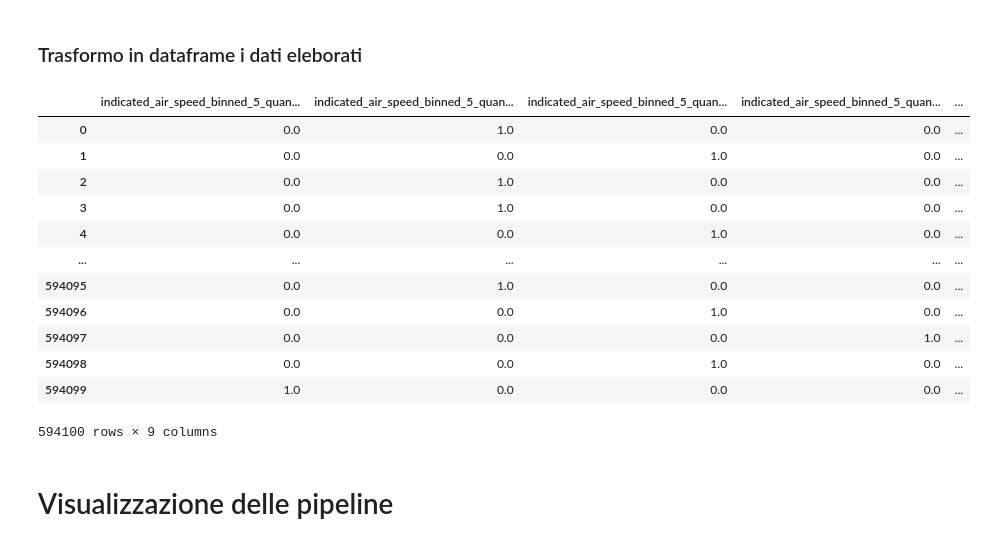
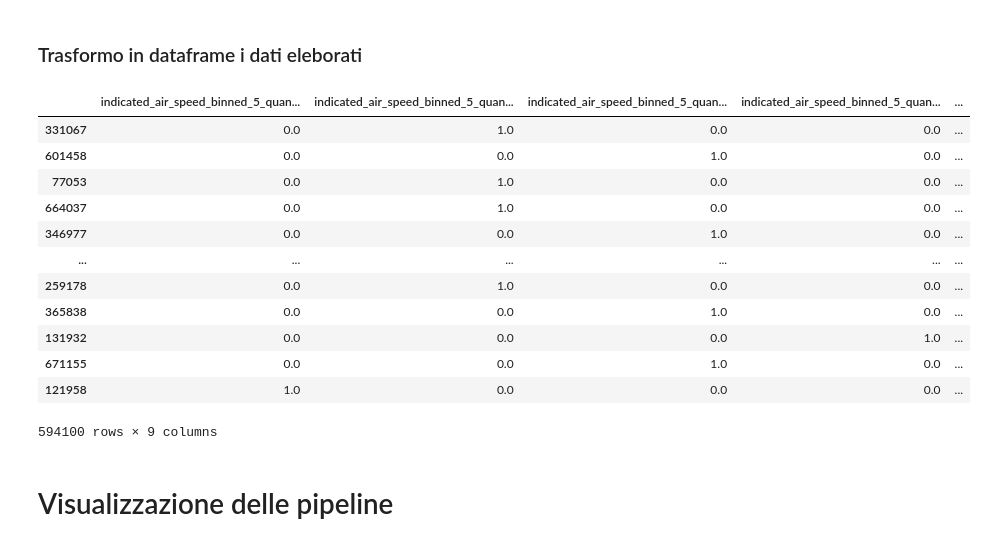
Before and after one commit to TizianoCosta/AML_2425_FinalProject, a Jupyter notebook: notebook/regressione_logistica_3.ipynb, the cells around one changed output. Drawn from its saved outputs; the diff is of its cells as text; code cells hidden in the pictures.

```diff
--- a/notebook/regressione_logistica_3.ipynb
+++ b/notebook/regressione_logistica_3.ipynb
@@ -919,23 +907,27 @@ data_train_processed_x_array = preprocessing_OH.fit_transform(data_train_x)
 # %%
 # prompt: definisci una funzione basandoti sulla cella sotto che faccia quelle azioni. in ingresso prende preprocessing_OH_CH
 
 
 data_train_processed_OH_CH = to_dataframe(preprocessing_OH_CH, data_train_x)
 
+
+data_train_processed_OH_CH.index = data_train_x.index
+
+
 data_train_processed_OH_CH
 # %% [output]
 |  | indicated_air_speed_binned_5_quan... | indicated_air_speed_binned_5_quan... | indicated_air_speed_binned_5_quan... | indicated_air_speed_binned_5_quan... | ... |
-| 0 | 0.0 | 1.0 | 0.0 | 0.0 | ... |
-| 1 | 0.0 | 0.0 | 1.0 | 0.0 | ... |
-| 2 | 0.0 | 1.0 | 0.0 | 0.0 | ... |
-| 3 | 0.0 | 1.0 | 0.0 | 0.0 | ... |
-| 4 | 0.0 | 0.0 | 1.0 | 0.0 | ... |
+| 331067 | 0.0 | 1.0 | 0.0 | 0.0 | ... |
+| 601458 | 0.0 | 0.0 | 1.0 | 0.0 | ... |
+| 77053 | 0.0 | 1.0 | 0.0 | 0.0 | ... |
+| 664037 | 0.0 | 1.0 | 0.0 | 0.0 | ... |
+| 346977 | 0.0 | 0.0 | 1.0 | 0.0 | ... |
 | ... | ... | ... | ... | ... | ... |
-| 594095 | 0.0 | 1.0 | 0.0 | 0.0 | ... |
-| 594096 | 0.0 | 0.0 | 1.0 | 0.0 | ... |
-| 594097 | 0.0 | 0.0 | 0.0 | 1.0 | ... |
-| 594098 | 0.0 | 0.0 | 1.0 | 0.0 | ... |
-| 594099 | 1.0 | 0.0 | 0.0 | 0.0 | ... |
+| 259178 | 0.0 | 1.0 | 0.0 | 0.0 | ... |
+| 365838 | 0.0 | 0.0 | 1.0 | 0.0 | ... |
+| 131932 | 0.0 | 0.0 | 0.0 | 1.0 | ... |
+| 671155 | 0.0 | 0.0 | 1.0 | 0.0 | ... |
+| 121958 | 1.0 | 0.0 | 0.0 | 0.0 | ... |
 594100 rows × 9 columns
 # %% [markdown]
 # Visualizzazione delle pipeline
```
Also changed, not shown: parts of 16 cells of this notebook.
